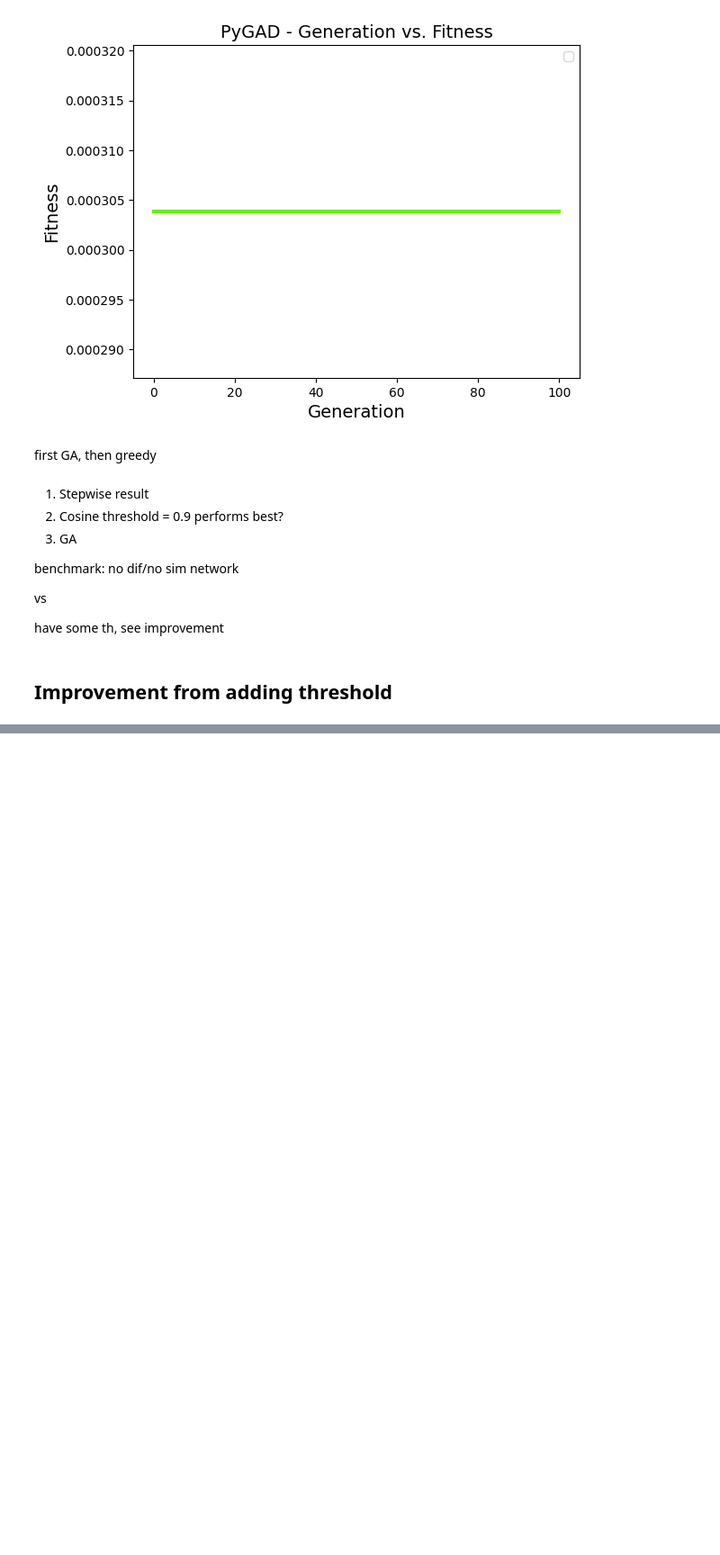
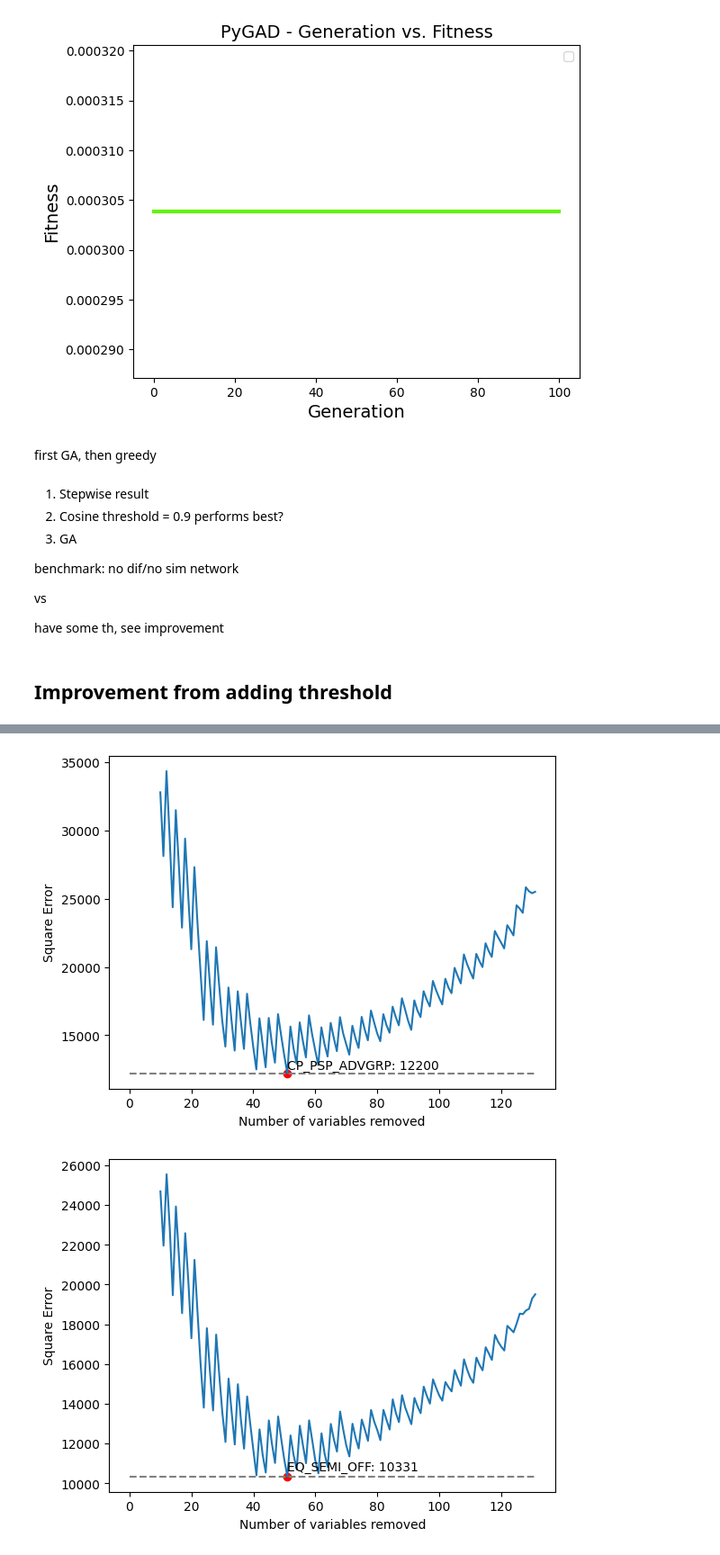
Before and after one commit to teddy21019/NIBRS_diffusion, a Jupyter notebook: Backward_Stepwise.ipynb, the cells around one changed output, grey strips where cells are left out. Shown at 90% size. Cells and saved outputs as stored; diff of their text form; code cells hidden in the pictures; blank space fills up the shorter version.

```diff
--- a/Backward_Stepwise.ipynb
+++ b/Backward_Stepwise.ipynb
@@ -707,0 +752,7 @@ PicklingError: Can't pickle <class 'model_selection.stepwise.BackwardStepwise'>:
+# %%
+for bsm in si.results.values():
+    bsm: BackwardStepwise
+    bsm.get_examiner().plot_score_evolution()
+# %% [output]
+[figure, added]
+[figure, added]
```
Also changed, not shown: parts of 34 cells of this notebook.
